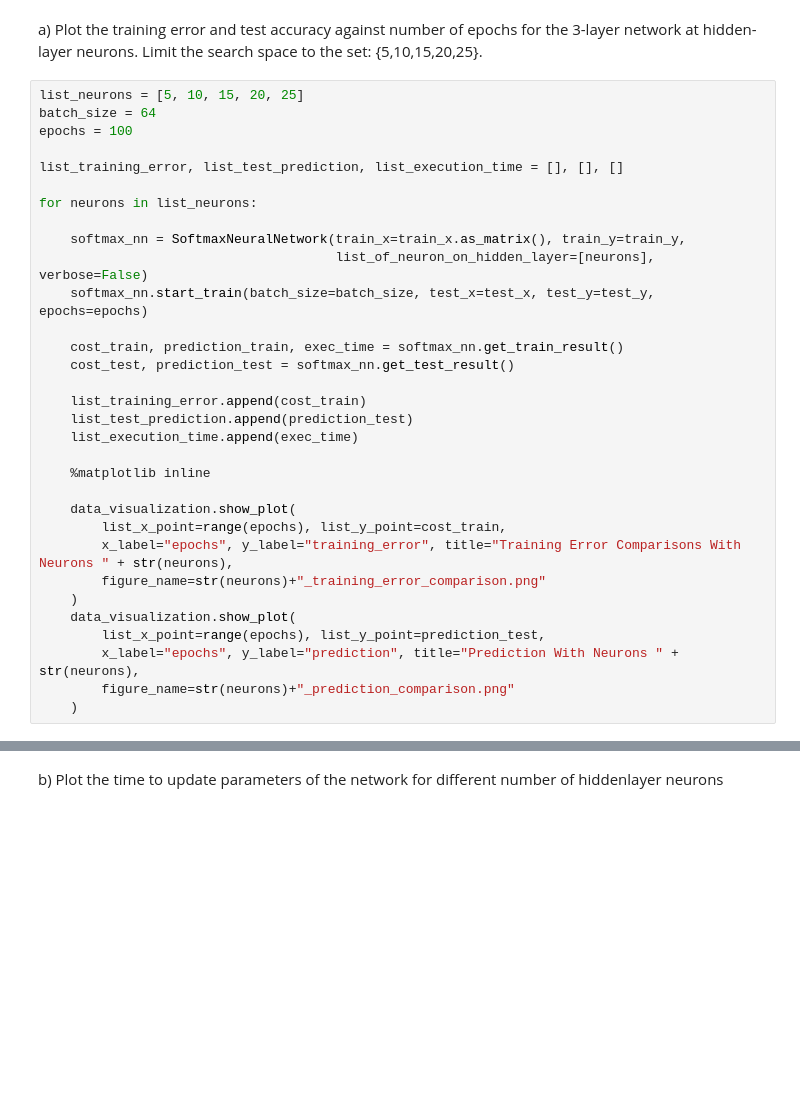
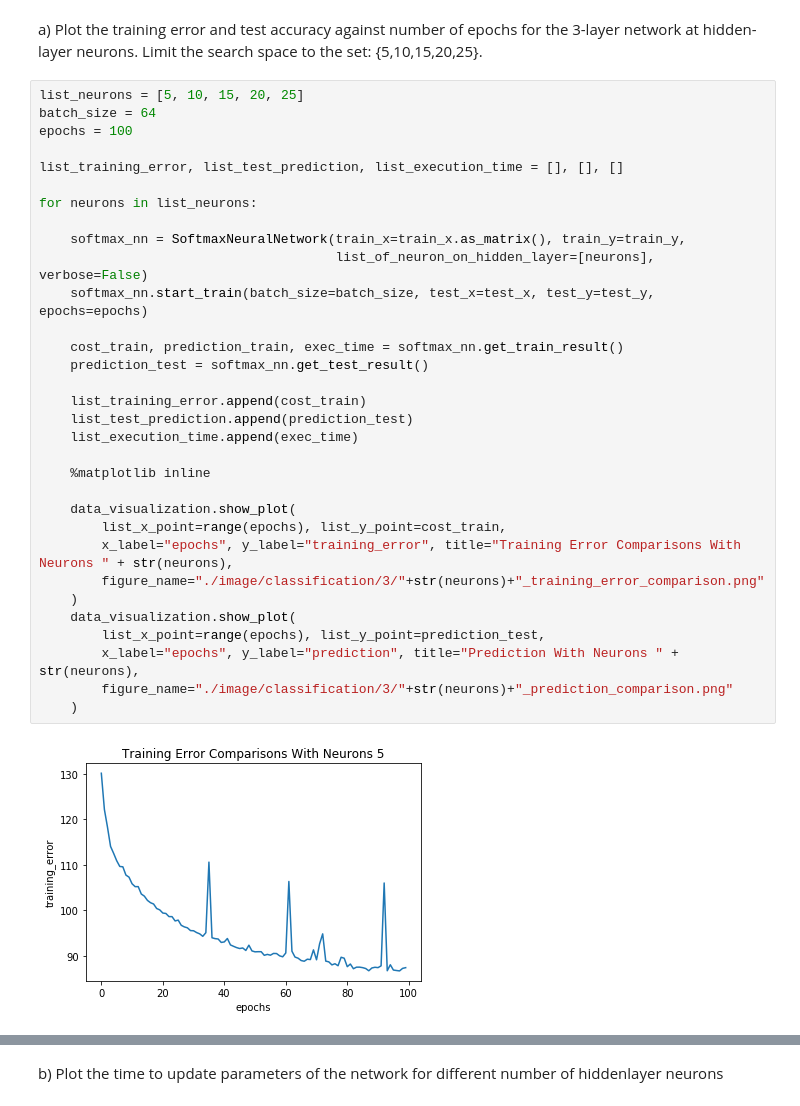
Before and after one commit to edwardsujono/assignment_neural_network, a Jupyter notebook: Classification Problem.ipynb, the cells around one changed output, grey strips where cells are left out. Drawn from its saved outputs; the diff is of its cells as text; blank space fills up the shorter version.

```diff
--- a/Classification Problem.ipynb
+++ b/Classification Problem.ipynb
@@ -439,32 +365,34 @@ network at hidden-layer neurons. Limit the search space to the set:
 # %%
 list_neurons = [5, 10, 15, 20, 25]
 batch_size = 64
 epochs = 100
 
 list_training_error, list_test_prediction, list_execution_time = [], [], []
 
 for neurons in list_neurons:
 
     softmax_nn = SoftmaxNeuralNetwork(train_x=train_x.as_matrix(), train_y=train_y,
                                       list_of_neuron_on_hidden_layer=[neurons], verbose=False)
     softmax_nn.start_train(batch_size=batch_size, test_x=test_x, test_y=test_y, epochs=epochs)
 
     cost_train, prediction_train, exec_time = softmax_nn.get_train_result()
-    cost_test, prediction_test = softmax_nn.get_test_result()
+    prediction_test = softmax_nn.get_test_result()
 
     list_training_error.append(cost_train)
     list_test_prediction.append(prediction_test)
     list_execution_time.append(exec_time)
 
     %matplotlib inline
 
     data_visualization.show_plot(
         list_x_point=range(epochs), list_y_point=cost_train,
         x_label="epochs", y_label="training_error", title="Training Error Comparisons With Neurons " + str(neurons),
-        figure_name=str(neurons)+"_training_error_comparison.png"
+        figure_name="./image/classification/3/"+str(neurons)+"_training_error_comparison.png"
     )
     data_visualization.show_plot(
         list_x_point=range(epochs), list_y_point=prediction_test,
         x_label="epochs", y_label="prediction", title="Prediction With Neurons " + str(neurons),
-        figure_name=str(neurons)+"_prediction_comparison.png"
+        figure_name="./image/classification/3/"+str(neurons)+"_prediction_comparison.png"
     )
+# %% [output]
+[figure, added]
```
Also changed, not shown: parts of 12 cells of this notebook, 2 other files.
